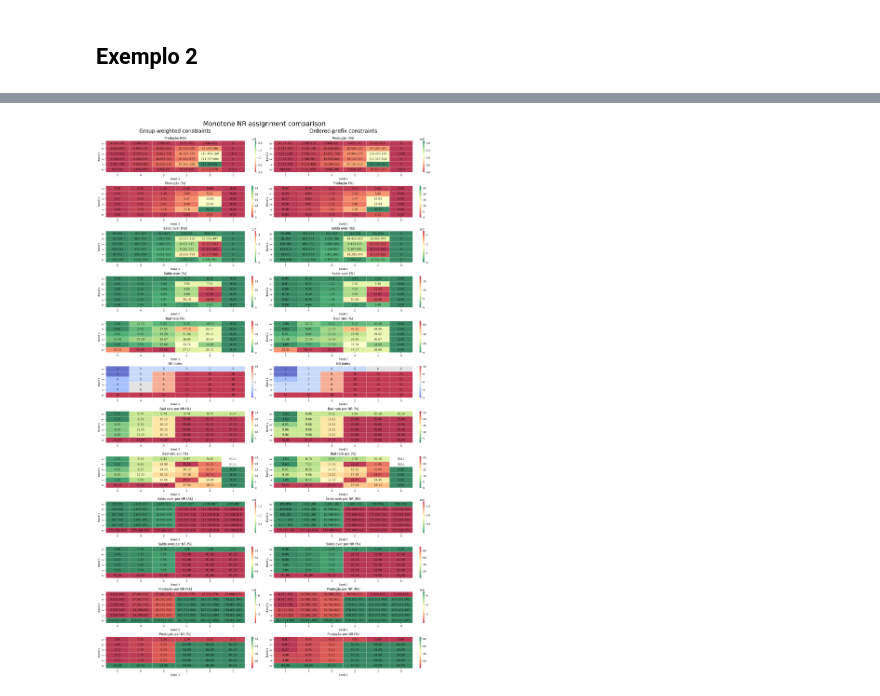
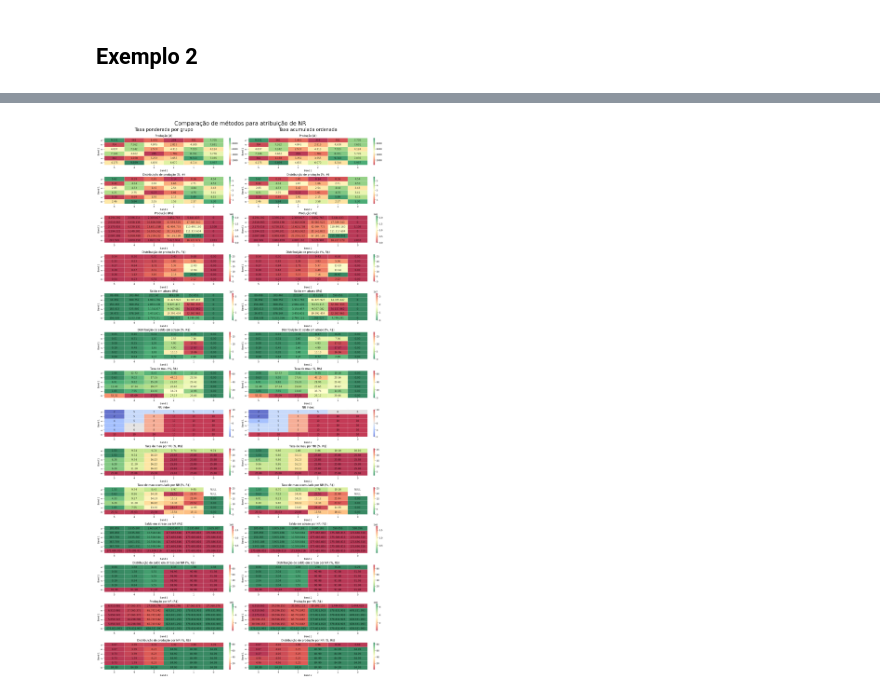
Before and after one commit to ebprado/Bayesian-clustering, a Jupyter notebook: NR_ajustado_v2.ipynb, the cells around one changed output, grey strips where cells are left out. Drawn from its saved outputs; the diff is of its cells as text; code cells hidden in the pictures.

Commit message:
NR assignment

```diff
--- a/NR_ajustado_v2.ipynb
+++ b/NR_ajustado_v2.ipynb
@@ -66,7 +66,7 @@ from pyspark.sql import functions as F
 ## Exemplo 2
 # %%
 data = [
-    # band_1, band_2, saldo_over, producao
+    # band_1, band_2, saldo_atraso, producao
 
     (5, 5,   89499,    4294202),
     (5, 4,  303467,    2386214),
@@ -113,11 +113,13 @@ data = [
 
 df = spark.createDataFrame(
     data,
-    ["band_1", "band_2", "saldo_over", "producao"]
+    ["band_1", "band_2", "saldo_atraso", "producao"]
 )
 
 df = (df
-      .withColumn('bad_rate', F.when(F.col('producao') != 0, 100 * F.col('saldo_over') / F.col('producao')).otherwise(0))
+      .withColumn('saldo_atraso_taxa', F.when(F.col('producao') != 0, 100 * F.col('saldo_atraso') / F.col('producao')).otherwise(0))
+      .withColumn('qtd_mau', F.rand(seed=3) * 1000)  # Simulating 'qtd_mau' with random values
+      .withColumn('qtd_producao', F.rand(seed=4) * 10000)  # Simulating 'qtd_producao' with random values
 )
 
 # df.show()
@@ -688,8 +776,10 @@ import seaborn as sns
 import matplotlib.pyplot as plt
 
 approaches = {
-    "Group-weighted constraints": group_weighted_results,
-    "Ordered-prefix constraints": ordered_prefix_results,
+    # "Group-weighted constraints": group_weighted_results,
+    # "Ordered-prefix constraints": ordered_prefix_results,
+    "Taxa ponderada por grupo": group_weighted_results,
+    "Taxa acumulada ordenada": ordered_prefix_results,
 }
 
 approach_pdfs = {
@@ -698,18 +788,24 @@ approach_pdfs = {
 }
 
 heatmap_metrics = [
+
+    ("qtd_producao", "Produção (#)", ",.0f", "RdYlGn"),
+    ("qtd_producao_dist", "Distribuição de produção (%, #)", ".2f", "RdYlGn"),
+
     ("producao", "Produção (R$)", ",.0f", "RdYlGn"),
-    ("producao_dist", "Produção (%)", ".2f", "RdYlGn"),
-    ("saldo_over", "Saldo over (R$)", ",.0f", "RdYlGn_r"),
-    ("saldo_dist", "Saldo over (%)", ".2f", "RdYlGn_r"),
-    ("bad_rate", "Bad rate (%)", ".2f", "RdYlGn_r"),
+    ("producao_dist", "Distribuição de produção (%, R$)", ".2f", "RdYlGn"),
+    ("saldo_atraso", "Saldo em atraso (R$)", ",.0f", "RdYlGn_r"),
+    ("saldo_dist", "Distribuição do saldo em atraso (%, R$)", ".2f", "RdYlGn_r"),
+    ("saldo_atraso_taxa", "Taxa de mau (%, R$)", ".2f", "RdYlGn_r"),
     ("NR_index", "NR index", ".0f", "coolwarm"),
-    ("nr_bad_rate", "Bad rate por NR (%)", ".2f", "RdYlGn_r"),
-    ("bad_rate_acc", "Bad rate acc (%)", ".2f", "RdYlGn_r"),
-    ("nr_saldo", "Saldo over por NR (R$)", ",.0f", "RdYlGn_r"),
-    ("nr_saldo_dist", "Saldo over por NR (%)", ".2f", "RdYlGn_r"),
+
+    ("nr_saldo_atraso_taxa", "Taxa de mau por NR (%, R$)", ".2f", "RdYlGn_r"),
+    ("nr_saldo_atraso_taxa_acc", "Taxa de mau acumulada por NR (%, R$)", ".2f", "RdYlGn_r"),
+    ("nr_saldo", "Saldo em atraso por NR (R$)", ",.0f", "RdYlGn_r"),
+    ("nr_saldo_dist", "Distribuição do saldo em atraso por NR (%, R$)", ".2f", "RdYlGn_r"),
     ("nr_producao", "Produção por NR (R$)", ",.0f", "RdYlGn"),
-    ("nr_producao_dist", "Produção por NR (%)", ".2f", "RdYlGn"),
+    ("nr_producao_dist", "Distribuição de produção por NR (%, R$)", ".2f", "RdYlGn"),
+
     # ("NR_cutoff", "NR cutoff", ".0f", "RdYlGn_r"),
 ]
 
@@ -769,7 +865,7 @@ def draw_heatmap(ax, pdf, metric, title, fmt, cmap_name, vmin, vmax):
 fig, axes = plt.subplots(
     nrows=len(heatmap_metrics),
     ncols=len(approach_pdfs),
-    figsize=(18, 30),
+    figsize=(18, 2.5 * len(heatmap_metrics)),
     constrained_layout=True,
 )
 
@@ -798,6 +894,6 @@ for row_idx, (metric, title, fmt, cmap_name) in enumerate(heatmap_metrics):
                 # fontweight="bold",
             )
 
-fig.suptitle("Monotone NR assignment comparison", fontsize=25)
+fig.suptitle("Comparação de métodos para atribuição de NR", fontsize=25)
 plt.show()
 # %% [output]
@@ -804 +917 @@ plt.show()
-[figure, old version]
+[figure, new version]
```
Also changed, not shown: parts of 9 cells of this notebook.
